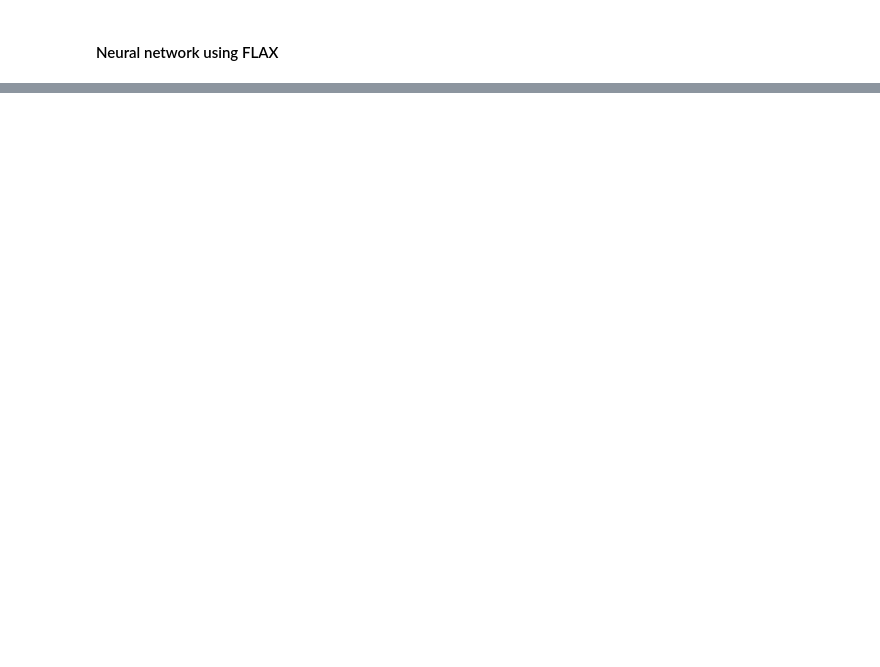
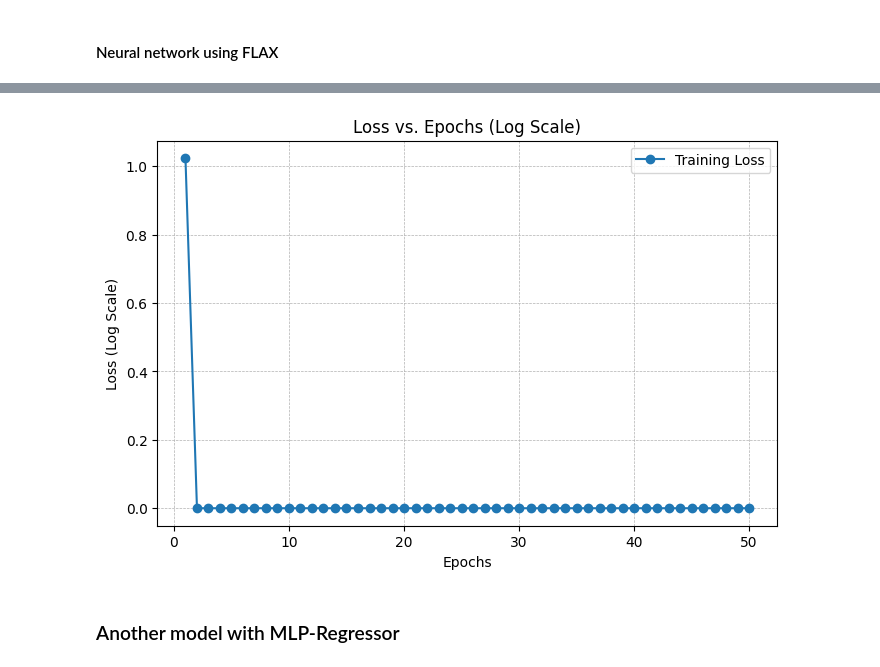
Before and after one commit to MagnusKarlsen1/PCQA-NN, a Jupyter notebook: Code/Gradient NN/NeuralNetwork.ipynb, the cells around one changed output, grey strips where cells are left out. Drawn from its saved outputs; the diff is of its cells as text; code cells hidden in the pictures; blank space fills up the shorter version.

```diff
--- a/Code/Gradient NN/NeuralNetwork.ipynb
+++ b/Code/Gradient NN/NeuralNetwork.ipynb
@@ -45,0 +28,2 @@ class Model(nnx.Module):
+# %%
+data = data_to_neighborhood(50)
@@ -75,0 +191,19 @@ print(output.shape)
+# %%
+epochs = 50
+log_period_epoch = 10
+batch_size = 32
+
+train_loss_history = []
+val_loss_history = []
+
+# Training loop
+for epoch in tqdm(range(1, epochs + 1)):
+    model, train_loss, validation_loss = train_epoch(model, optimizer, X_train,
+                                                      y_train, X_test, y_test,
+                                                    batch_size, random.key(1))
+
+    train_loss_history.append(train_loss)
+    val_loss_history.append(validation_loss)
+
+    if epoch == 1 or epoch % log_period_epoch == 0:
+        print(f'epoch {epoch}, training loss = {train_loss}, test loss = {validation_loss}')
@@ -75,0 +217,17 @@ print(output.shape)
+# %%
+plt.figure(figsize=(8, 5))
+plt.plot(range(1, epochs + 1), train_loss_history, label='Training Loss', marker='o')
+
+
+
+plt.xlabel("Epochs")
+plt.ylabel("Loss (Log Scale)")
+plt.title("Loss vs. Epochs (Log Scale)")
+plt.legend()
+plt.grid(True, which="both", linestyle="--", linewidth=0.5)
+
+plt.show()
+# %% [output]
+[figure, added]
+# %% [markdown]
+### Another model with MLP-Regressor
```
Also changed, not shown: parts of 19 cells of this notebook, 1 other file.
